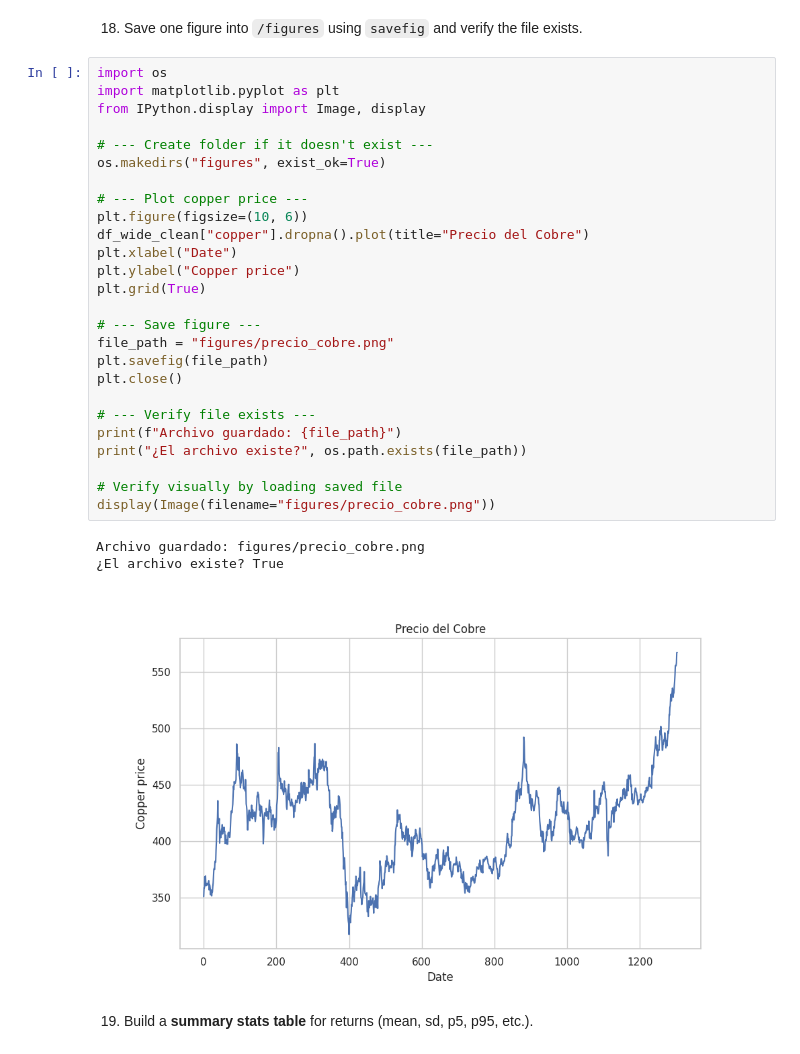
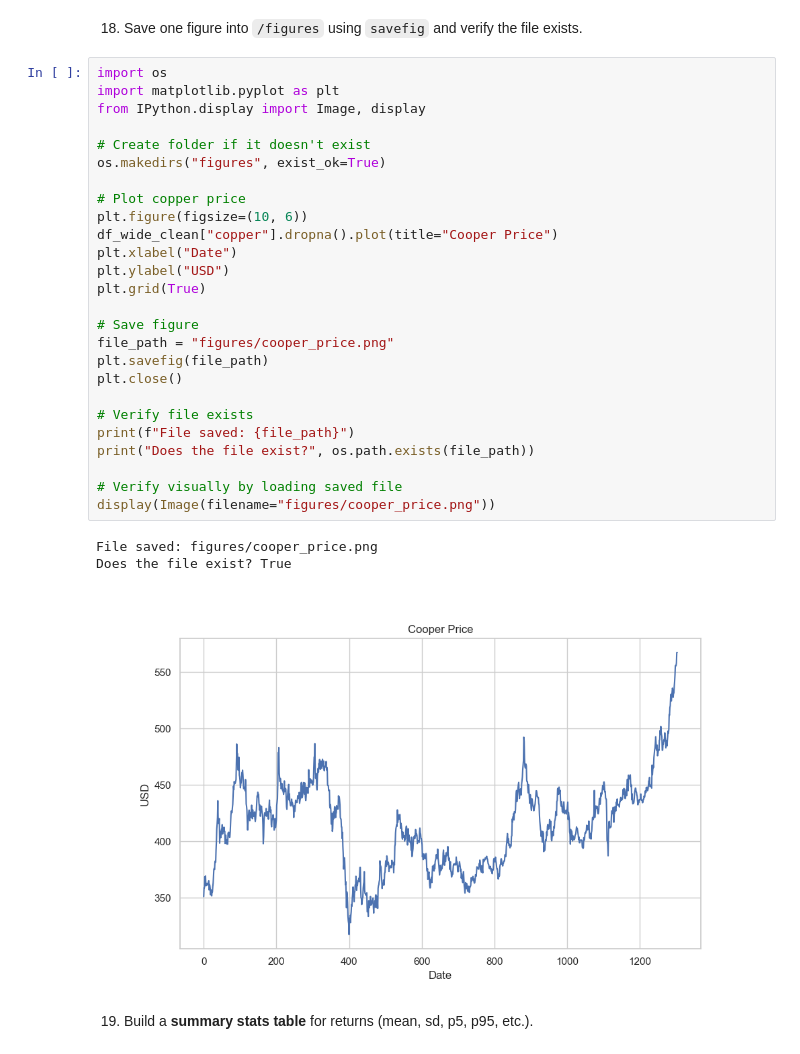
Before and after one commit to anzonyquispe/Python-for-Finance, a Jupyter notebook: homeworks/Assignment_3/Group 6.ipynb, the cells around one changed output. Saved outputs shown, nothing was run; the diff lists cells and outputs as text.

```diff
--- a/homeworks/Assignment_3/Group 6.ipynb
+++ b/homeworks/Assignment_3/Group 6.ipynb
@@ -692,33 +696,33 @@ plt.show()
 # %%
 import os
 import matplotlib.pyplot as plt
 from IPython.display import Image, display
 
-# --- Create folder if it doesn't exist ---
+# Create folder if it doesn't exist
 os.makedirs("figures", exist_ok=True)
 
-# --- Plot copper price ---
+# Plot copper price
 plt.figure(figsize=(10, 6))
-df_wide_clean["copper"].dropna().plot(title="Precio del Cobre")
+df_wide_clean["copper"].dropna().plot(title="Cooper Price")
 plt.xlabel("Date")
-plt.ylabel("Copper price")
+plt.ylabel("USD")
 plt.grid(True)
 
-# --- Save figure ---
-file_path = "figures/precio_cobre.png"
+# Save figure
+file_path = "figures/cooper_price.png"
 plt.savefig(file_path)
 plt.close()
 
-# --- Verify file exists ---
-print(f"Archivo guardado: {file_path}")
-print("¿El archivo existe?", os.path.exists(file_path))
+# Verify file exists
+print(f"File saved: {file_path}")
+print("Does the file exist?", os.path.exists(file_path))
 
 # Verify visually by loading saved file
-display(Image(filename="figures/precio_cobre.png"))
+display(Image(filename="figures/cooper_price.png"))
 # %% [output]
-Archivo guardado: figures/precio_cobre.png
-¿El archivo existe? True
+File saved: figures/cooper_price.png
+Does the file exist? True
-[figure, old version]
+[figure, new version]
 # %% [markdown]
 19. Build a **summary stats table** for returns (mean, sd, p5, p95, etc.).
 # %%
```
Also changed, not shown: parts of 19 cells of this notebook, 1 other file.
